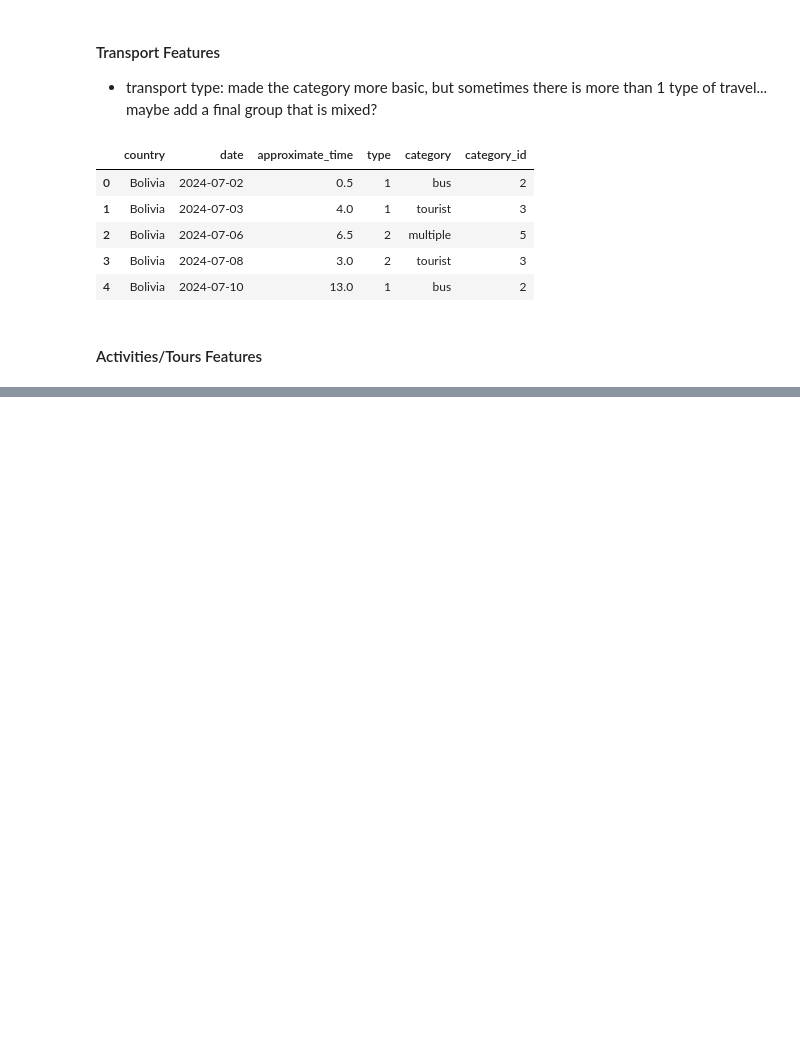
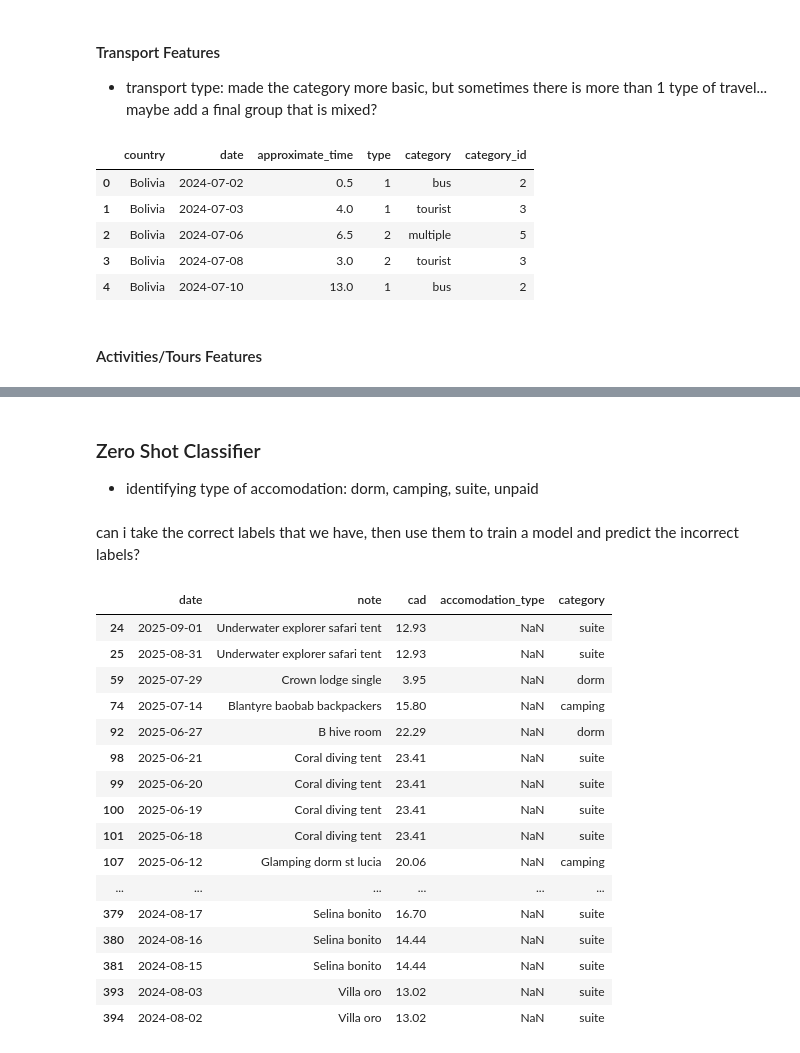
Before and after one commit to SunnyWillert18/floating-in-space, a Jupyter notebook: nbs/travel_personas.ipynb, the cells around one changed output, grey strips where cells are left out. Saved outputs shown, nothing was run; the diff lists cells and outputs as text; code cells hidden in the pictures; blank space fills up the shorter version.

```diff
--- a/nbs/travel_personas.ipynb
+++ b/nbs/travel_personas.ipynb
@@ -235,0 +328,3 @@ t_agg.head()
+# %% [markdown]
+### Zero Shot Classifier
+- identifying type of accomodation: dorm, camping, suite, unpaid
@@ -235,0 +336,39 @@ t_agg.head()
+# %%
+paid_only = accom[accom.accomodation_type != 'unpaid']
+# %%
+def classify_travel(text):
+    result = classifier(text, candidate_labels)
+    # The first label in 'labels' is the one with the highest score
+    return result['labels'][0]
+# %%
+paid_only['category'] = paid_only['note'].apply(classify_travel)
+# %% [markdown]
+can i take the correct labels that we have, then use them to train a model and predict the incorrect labels?
+# %%
+incorrectly_labelled = [
+    'Underwater explorer safari tent','Crown lodge single',
+    'Blantyre baobab backpackers','B hive room','Coral diving tent','Glamping dorm st lucia','Pelícano surf camp',
+    'Wabi sabi','Solid surf','Hostel hammock','Hostel azul','Playa de la fuente','San sebastian antigua','Iguana perdida',
+    'Hostal vista la mar','Aquarela do leme','Long board paradise','Private room share with beni','Second itacaré hostel',
+    'Personal hostel room','Surfcamp arara','One bed in morro branco','Airbnb hostel','Tent','Selina bonito','Villa oro'
+]
+# %%
+paid_only[paid_only.note.isin(incorrectly_labelled)]
+# %% [output]
+|  | date | note | cad | accomodation_type | category |
+| 24 | 2025-09-01 | Underwater explorer safari tent | 12.93 | NaN | suite |
+| 25 | 2025-08-31 | Underwater explorer safari tent | 12.93 | NaN | suite |
+| 59 | 2025-07-29 | Crown lodge single | 3.95 | NaN | dorm |
+| 74 | 2025-07-14 | Blantyre baobab backpackers | 15.80 | NaN | camping |
+| 92 | 2025-06-27 | B hive room | 22.29 | NaN | dorm |
+| 98 | 2025-06-21 | Coral diving tent | 23.41 | NaN | suite |
+| 99 | 2025-06-20 | Coral diving tent | 23.41 | NaN | suite |
+| 100 | 2025-06-19 | Coral diving tent | 23.41 | NaN | suite |
+| 101 | 2025-06-18 | Coral diving tent | 23.41 | NaN | suite |
+| 107 | 2025-06-12 | Glamping dorm st lucia | 20.06 | NaN | camping |
+| ... | ... | ... | ... | ... | ... |
+| 379 | 2024-08-17 | Selina bonito | 16.70 | NaN | suite |
+| 380 | 2024-08-16 | Selina bonito | 14.44 | NaN | suite |
+| 381 | 2024-08-15 | Selina bonito | 14.44 | NaN | suite |
+| 393 | 2024-08-03 | Villa oro | 13.02 | NaN | suite |
+| 394 | 2024-08-02 | Villa oro | 13.02 | NaN | suite |
```
Also changed, not shown: parts of 23 cells of this notebook.
